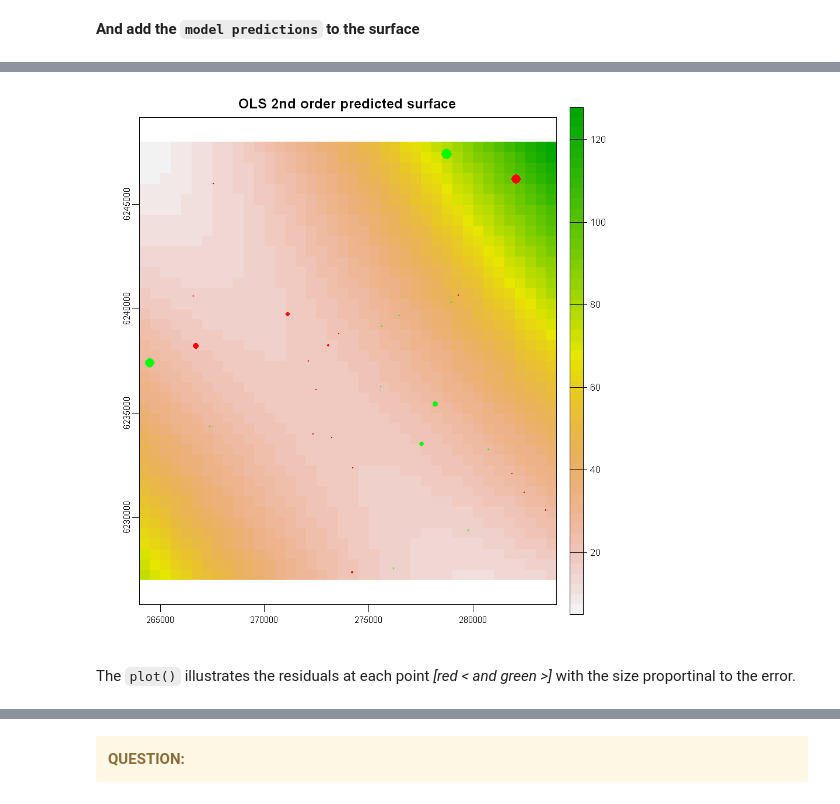
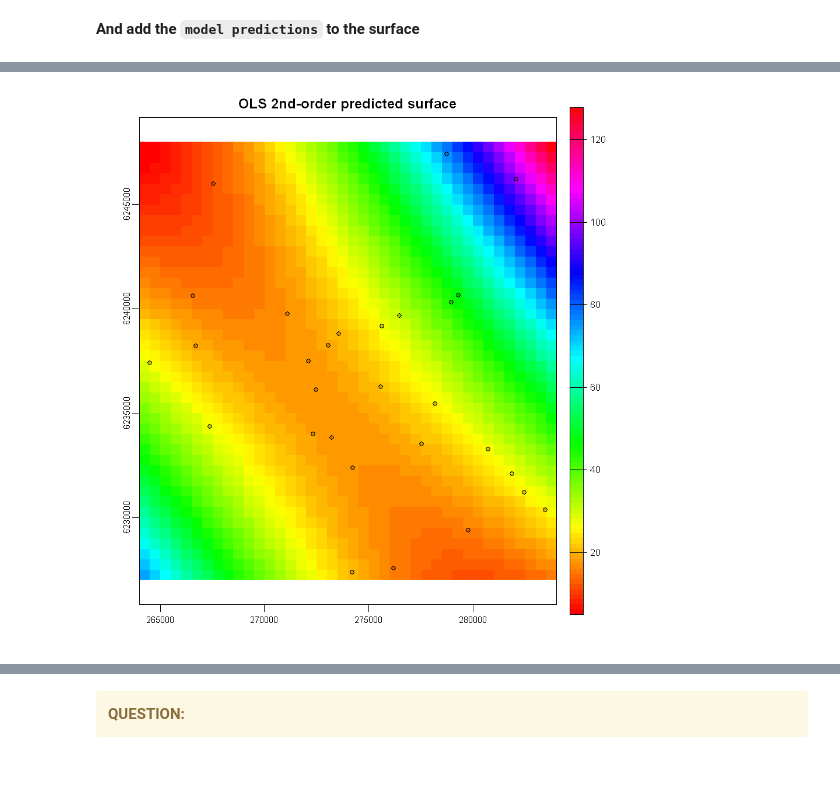
Before and after one commit to AdrianKriger/APG3040C-APG4013C, a Jupyter notebook: cptFlatsAquifer/02_extraTrendSurface.ipynb, the cells around one changed output, grey strips where cells are left out. Saved outputs shown, nothing was run; the diff lists cells and outputs as text; code cells hidden in the pictures; blank space fills up the shorter version.

```diff
--- a/cptFlatsAquifer/02_extraTrendSurface.ipynb
+++ b/cptFlatsAquifer/02_extraTrendSurface.ipynb
@@ -471,10 +480,11 @@ summary(values(grid))
 # %%
 #-- plot
-plot(grid, main = "OLS 2nd order predicted surface")
-points(st_coordinates(cfaq.sf)[,2] ~ st_coordinates(cfaq.sf)[,1], pch=16,
-       col = ifelse(res.ts2 < set_units(0, m), "red", "green"),
-       cex=2*abs(res.ts2)/max(abs(res.ts2)))
+plot(grid, col = rainbow(100), main = "OLS 2nd-order predicted surface")
+points(st_coordinates(cfaq.sf)[,2] ~ st_coordinates(cfaq.sf)[,1], pch=21, #pch=16,
+       #col = ifelse(res.ts2 < set_units(0, m), "red", "green"),
+       #cex=2*abs(res.ts2)/max(abs(res.ts2)))
+       bg = adjustcolor("black", alpha.f = 0.2),
+       col = "black",
+       cex = 0.9, lwd = 0.5)
 # %% [output]
-[figure, old version]
+[figure, new version]
-# %% [markdown]
-The `plot()` illustrates the residuals at each point _[red < and green >]_ with the size proportinal to the error.
```
Also changed, not shown: parts of 16 cells of this notebook.
